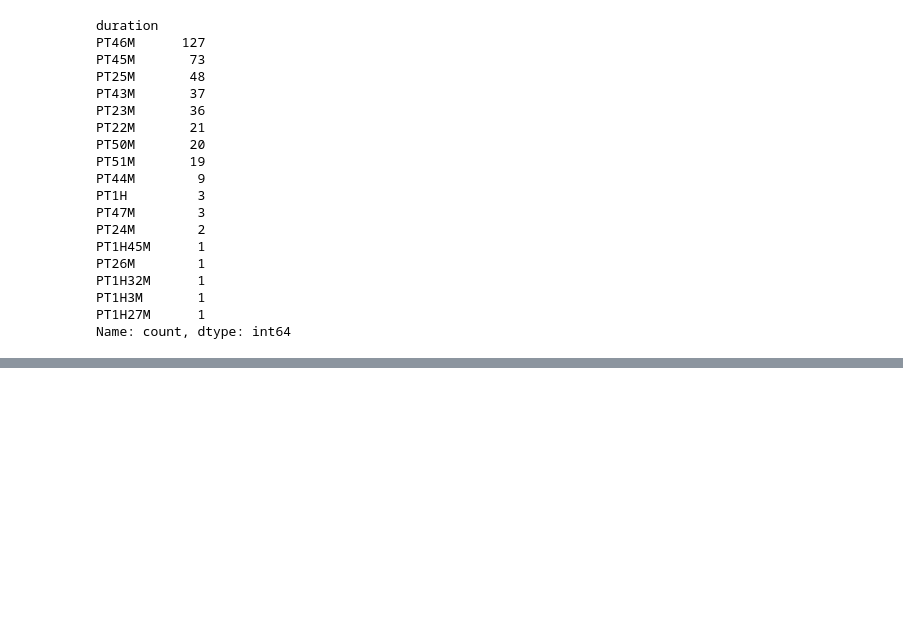
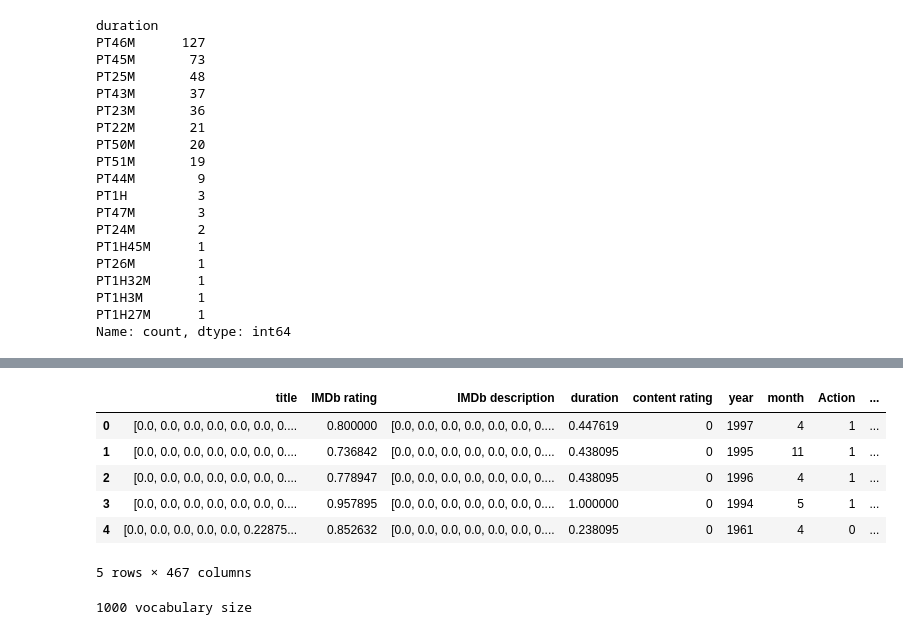
Before and after one commit to Thimomo/IMDB-category-generalization, a Jupyter notebook: Thimo.ipynb, the cells around one changed output, grey strips where cells are left out. Drawn from its saved outputs; the diff is of its cells as text; code cells hidden in the pictures; blank space fills up the shorter version.

```diff
--- a/Thimo.ipynb
+++ b/Thimo.ipynb
@@ -210,0 +235,22 @@ print(train_sets[0][train_sets[0]['Michael Michaelian'] == 1])
+# %%
+vectorizer = TfidfVectorizer(ngram_range = (1,2), max_features = 1000, norm = 'l2', sublinear_tf= True)
+# %%
+vector_columns = ['title', 'IMDb description']
+
+for column in vector_columns:
+    tfidf_matrix = vectorizer.fit_transform(train_sets[0][column])
+    train_sets[0][column] = list(tfidf_matrix.toarray())
+# %%
+train_sets[0].head()
+# %% [output]
+|  | title | IMDb rating | IMDb description | duration | content rating | year | month | Action | ... |
+| 0 | [0.0, 0.0, 0.0, 0.0, 0.0, 0.0, 0.... | 0.800000 | [0.0, 0.0, 0.0, 0.0, 0.0, 0.0, 0.... | 0.447619 | 0 | 1997 | 4 | 1 | ... |
+| 1 | [0.0, 0.0, 0.0, 0.0, 0.0, 0.0, 0.... | 0.736842 | [0.0, 0.0, 0.0, 0.0, 0.0, 0.0, 0.... | 0.438095 | 0 | 1995 | 11 | 1 | ... |
+| 2 | [0.0, 0.0, 0.0, 0.0, 0.0, 0.0, 0.... | 0.778947 | [0.0, 0.0, 0.0, 0.0, 0.0, 0.0, 0.... | 0.438095 | 0 | 1996 | 4 | 1 | ... |
+| 3 | [0.0, 0.0, 0.0, 0.0, 0.0, 0.0, 0.... | 0.957895 | [0.0, 0.0, 0.0, 0.0, 0.0, 0.0, 0.... | 1.000000 | 0 | 1994 | 5 | 1 | ... |
+| 4 | [0.0, 0.0, 0.0, 0.0, 0.0, 0.22875... | 0.852632 | [0.0, 0.0, 0.0, 0.0, 0.0, 0.0, 0.... | 0.238095 | 0 | 1961 | 4 | 0 | ... |
+5 rows × 467 columns
+# %%
+print(len(train_sets[0]['IMDb description'][0]), 'vocabulary size')
+# %% [output]
+1000 vocabulary size
```
Also changed, not shown: parts of 10 cells of this notebook, 10 other files.
